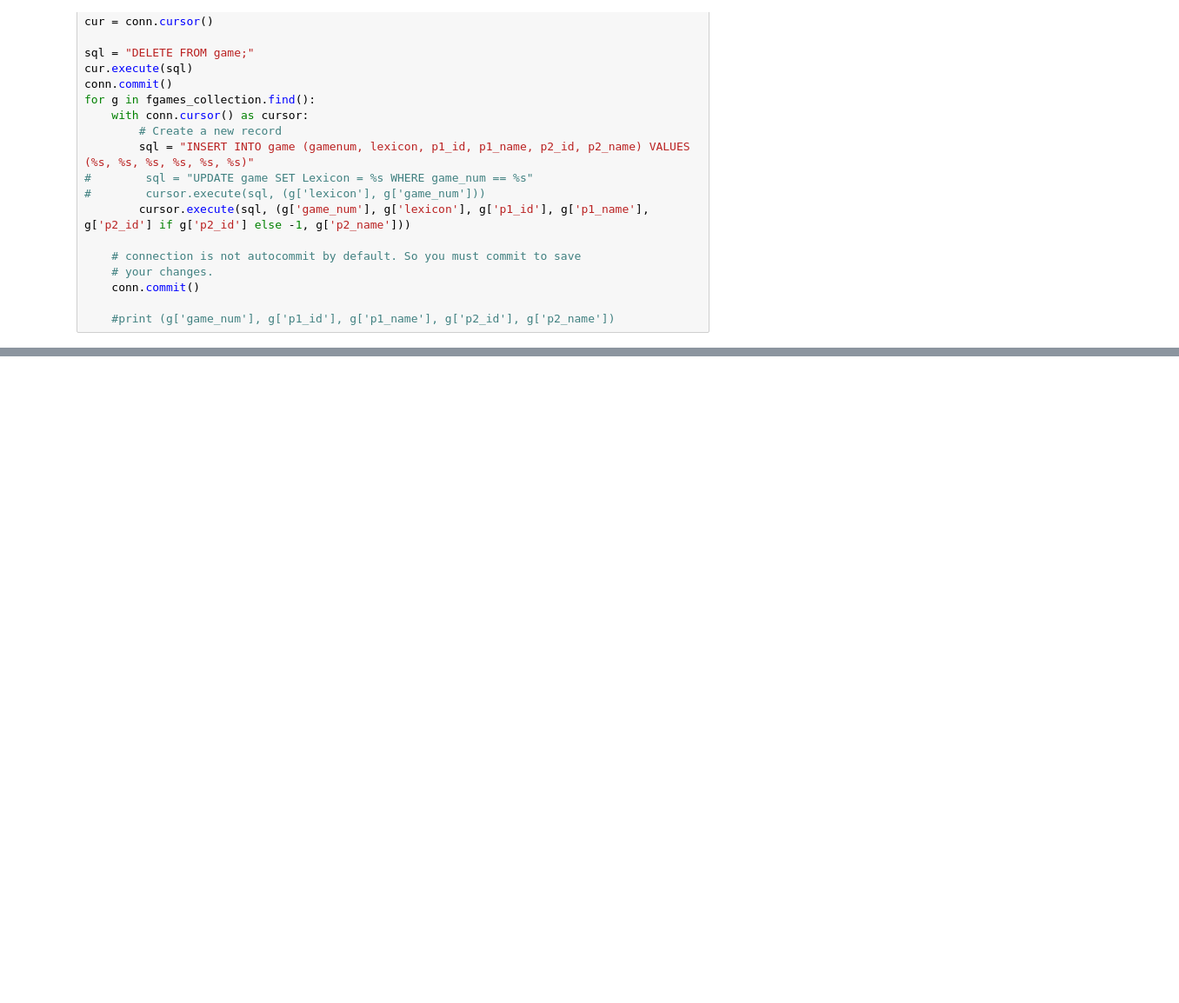
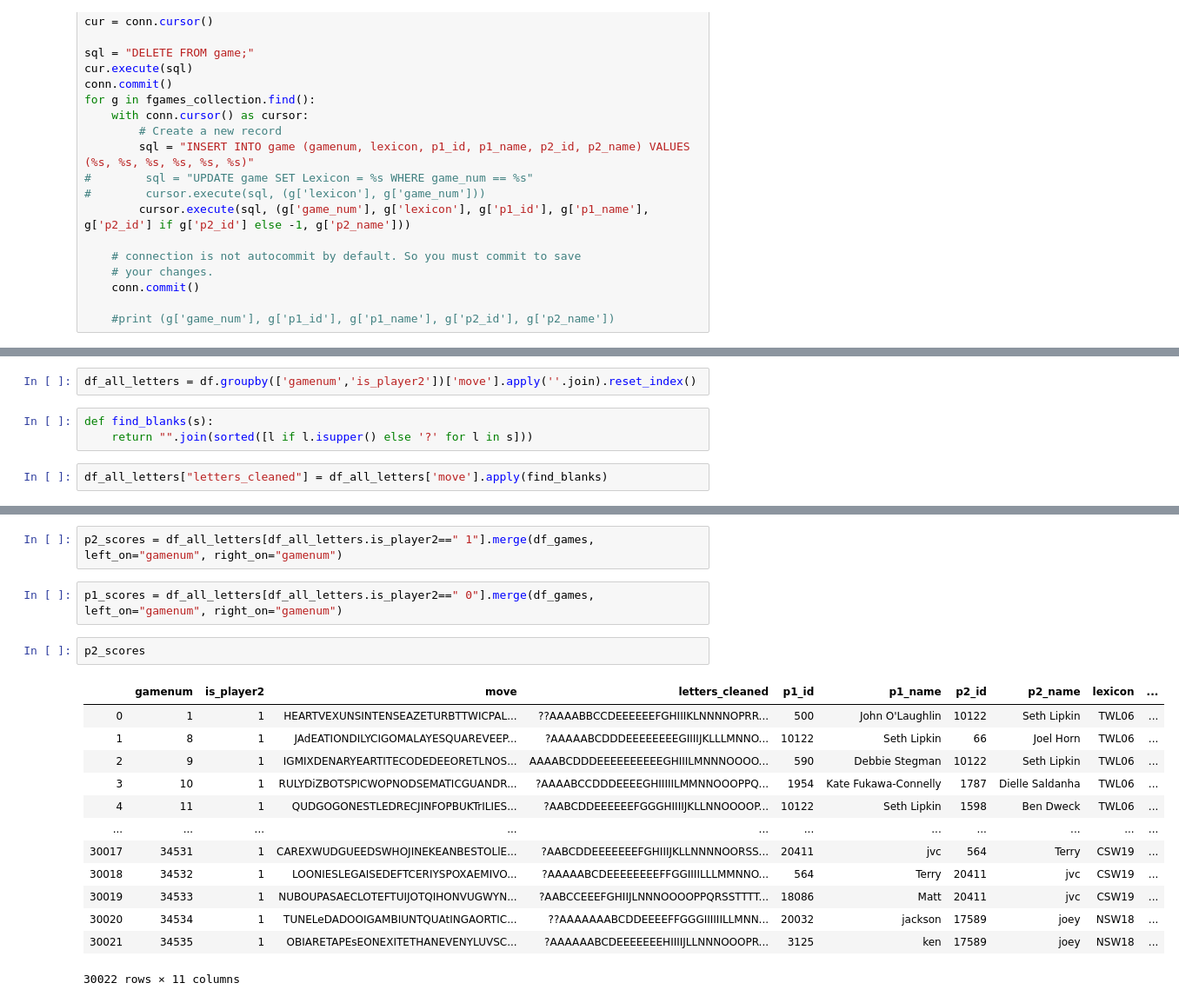
Before and after one commit to pkgalea/ScrabbleTileAnalyzer, a Jupyter notebook: Scrabble.ipynb, the cells around one changed output, grey strips where cells are left out. Shown at 87% size. Drawn from its saved outputs; the diff is of its cells as text; blank space fills up the shorter version.

```diff
--- a/Scrabble.ipynb
+++ b/Scrabble.ipynb
@@ -307,0 +359,7 @@ for g in fgames_collection.find():
+# %%
+df_all_letters = df.groupby(['gamenum','is_player2'])['move'].apply(''.join).reset_index()
+# %%
+def find_blanks(s):
+    return "".join(sorted([l if l.isupper() else '?' for l in s]))
+# %%
+df_all_letters["letters_cleaned"] = df_all_letters['move'].apply(find_blanks)
@@ -307,0 +382,20 @@ for g in fgames_collection.find():
+# %%
+p2_scores = df_all_letters[df_all_letters.is_player2==" 1"].merge(df_games, left_on="gamenum", right_on="gamenum")
+# %%
+p1_scores = df_all_letters[df_all_letters.is_player2==" 0"].merge(df_games, left_on="gamenum", right_on="gamenum")
+# %%
+p2_scores
+# %% [output]
+|  | gamenum | is_player2 | move | letters_cleaned | p1_id | p1_name | p2_id | p2_name | lexicon | ... |
+| 0 | 1 | 1 | HEARTVEXUNSINTENSEAZETURBTTWICPAL... | ??AAAABBCCDEEEEEEFGHIIIKLNNNNOPRR... | 500 | John O'Laughlin | 10122 | Seth Lipkin | TWL06 | ... |
+| 1 | 8 | 1 | JAdEATIONDILYCIGOMALAYESQUAREVEEP... | ?AAAAABCDDDEEEEEEEEGIIIIJKLLLMNNO... | 10122 | Seth Lipkin | 66 | Joel Horn | TWL06 | ... |
+| 2 | 9 | 1 | IGMIXDENARYEARTITECODEDEEORETLNOS... | AAAABCDDDEEEEEEEEEEGHIIILMNNNOOOO... | 590 | Debbie Stegman | 10122 | Seth Lipkin | TWL06 | ... |
+| 3 | 10 | 1 | RULYDiZBOTSPICWOPNODSEMATICGUANDR... | ?AAAABCCDDDEEEEGHIIIIILMMNNOOOPPQ... | 1954 | Kate Fukawa-Connelly | 1787 | Dielle Saldanha | TWL06 | ... |
+| 4 | 11 | 1 | QUDGOGONESTLEDRECJINFOPBUKTrILIES... | ?AABCDDEEEEEEFGGGHIIIIJKLLNNOOOOP... | 10122 | Seth Lipkin | 1598 | Ben Dweck | TWL06 | ... |
+| ... | ... | ... | ... | ... | ... | ... | ... | ... | ... | ... |
+| 30017 | 34531 | 1 | CAREXWUDGUEEDSWHOJINEKEANBESTOLlE... | ?AABCDDEEEEEEEFGHIIIJKLLNNNNOORSS... | 20411 | jvc | 564 | Terry | CSW19 | ... |
+| 30018 | 34532 | 1 | LOONIESLEGAISEDEFTCERIYSPOXAEMIVO... | ?AAAAABCDEEEEEEEEFFGGIIIILLLMMNNO... | 564 | Terry | 20411 | jvc | CSW19 | ... |
+| 30019 | 34533 | 1 | NUBOUPASAECLOTEFTUIJOTQIHONVUGWYN... | ?AABCCEEEFGHIIJLNNNOOOOPPQRSSTTTT... | 18086 | Matt | 20411 | jvc | CSW19 | ... |
+| 30020 | 34534 | 1 | TUNELeDADOOIGAMBIUNTQUAtINGAORTIC... | ??AAAAAAABCDDEEEEFFGGGIIIIIILLMNN... | 20032 | jackson | 17589 | joey | NSW18 | ... |
+| 30021 | 34535 | 1 | OBIARETAPEsEONEXITETHANEVENYLUVSC... | ?AAAAAABCDEEEEEEEHIIIIJLLNNNOOOPR... | 3125 | ken | 17589 | joey | NSW18 | ... |
+30022 rows × 11 columns
```
Also changed, not shown: parts of 24 cells of this notebook, 2 other files.
